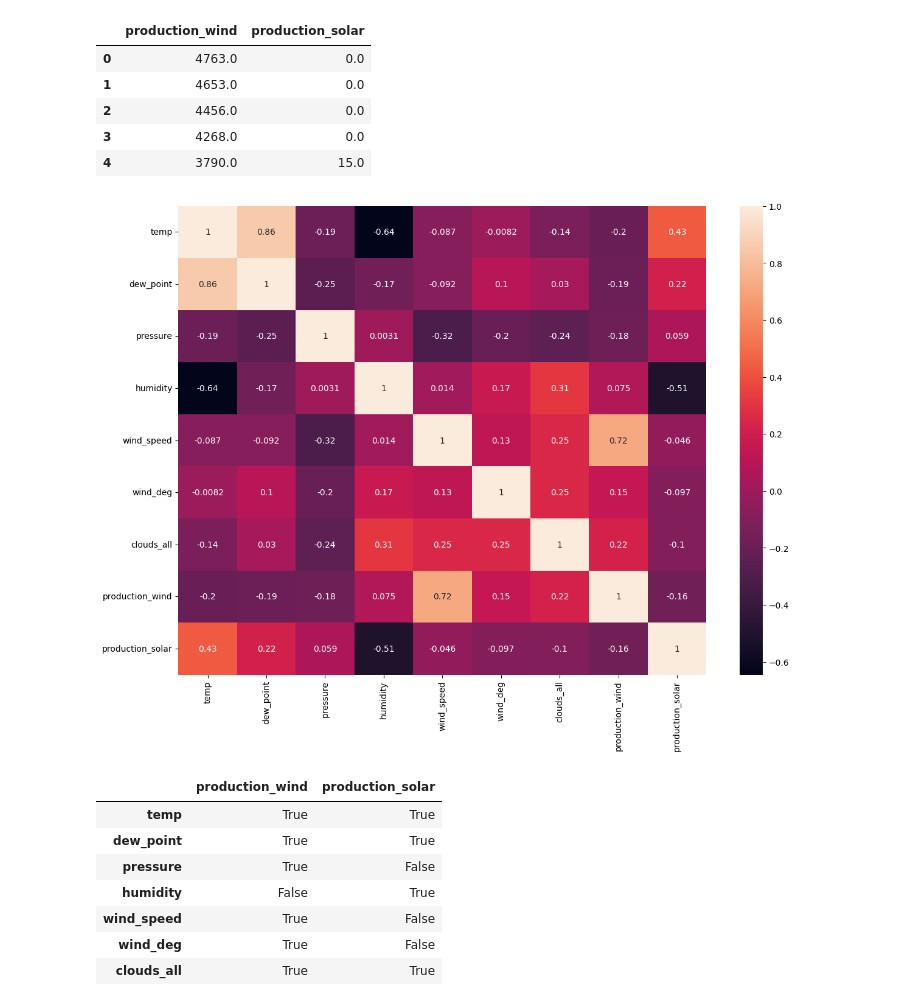
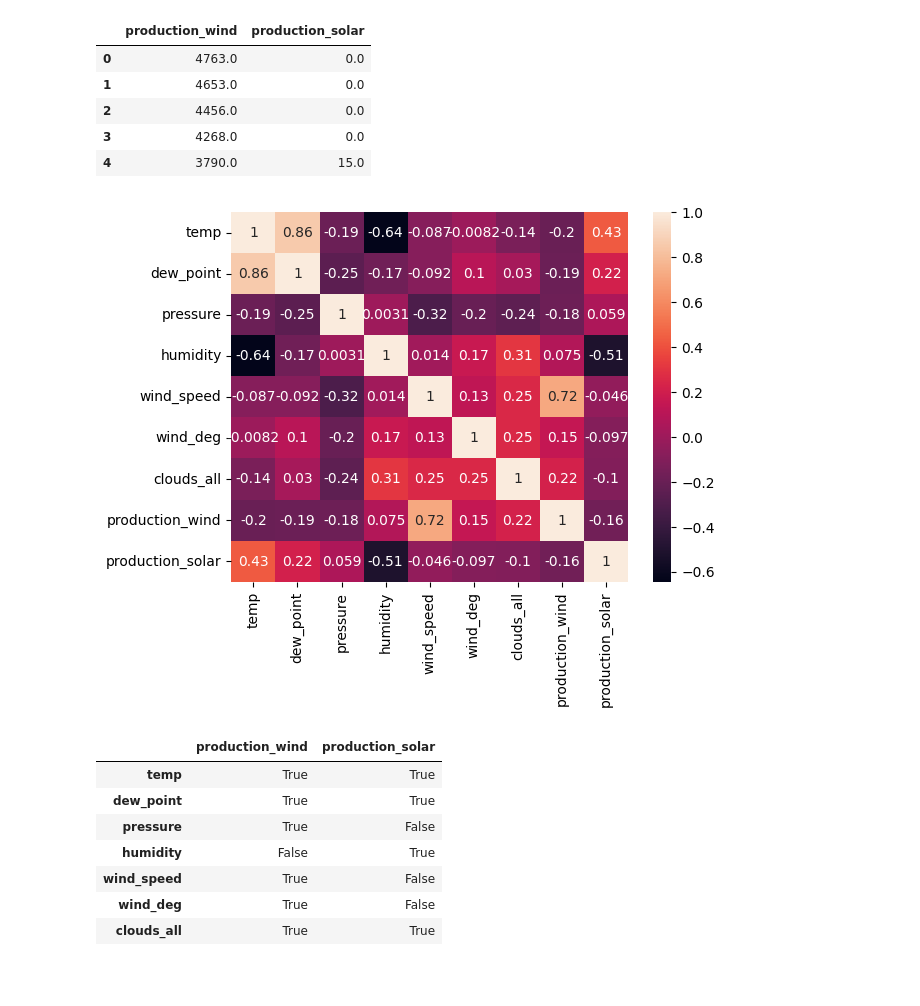
Before and after one commit to ibrahimmkhalid/data-228-project, a Jupyter notebook: model_svm.sync.ipynb, the cells around one changed output. Drawn from its saved outputs; the diff is of its cells as text; code cells hidden in the pictures; blank space fills up the shorter version.

```diff
--- a/model_svm.sync.ipynb
+++ b/model_svm.sync.ipynb
@@ -59,11 +59,10 @@ display(y.head())
 | 4 | 3790.0 | 15.0 |
 # %%
 corr = df.corr()
-plt.figure(figsize=(14, 10))
 sns.heatmap(corr, annot=True)
 plt.show()
 # %% [output]
-[figure, old version]
+[figure, new version]
 # %%
 significant_cols = corr[y_cols].abs().gt(0.1)
 significant_cols.drop(index=y_cols, inplace=True)
```
Also changed, not shown: parts of 38 cells of this notebook, 1 other file.
